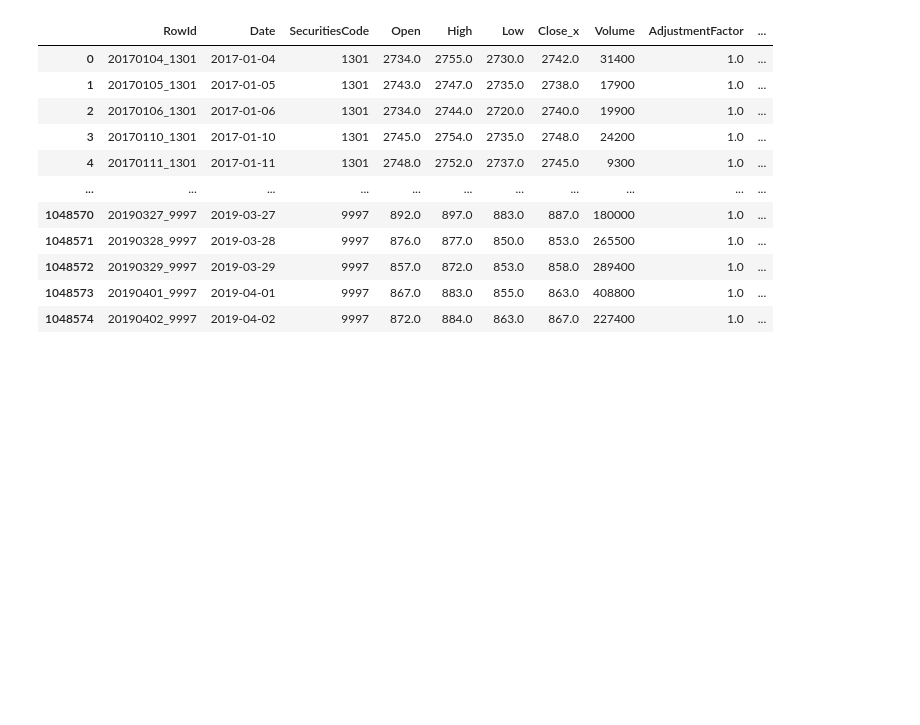
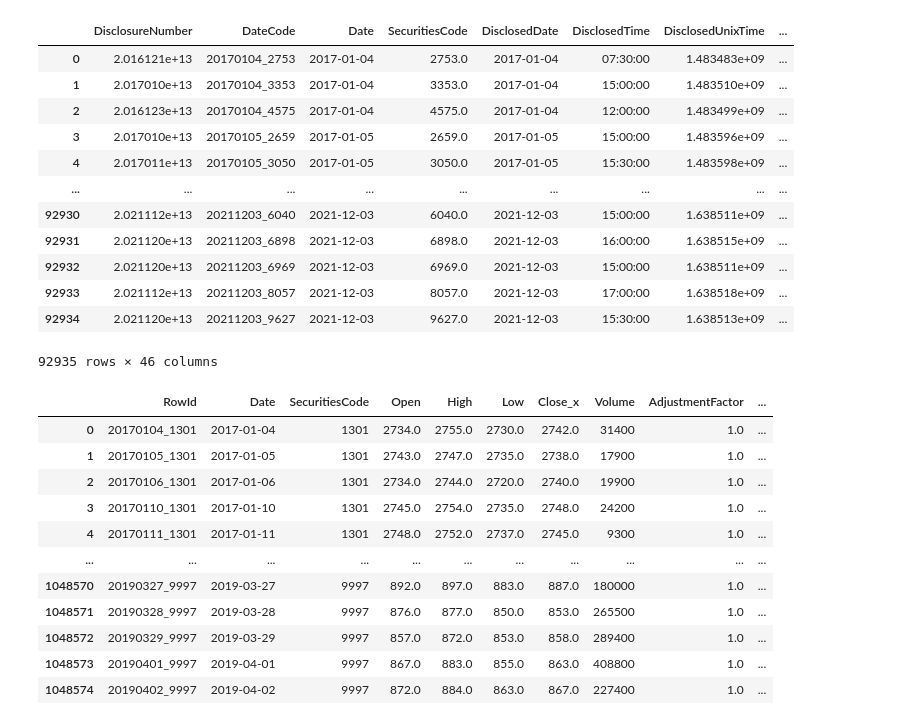
Before and after one commit to edenni/jpx, a Jupyter notebook: notebook/fe.ipynb, the cells around one changed output. Cells and saved outputs as stored; diff of their text form; code cells hidden in the pictures; blank space fills up the shorter version.

```diff
--- a/notebook/fe.ipynb
+++ b/notebook/fe.ipynb
@@ -10,3 +29,44 @@ df_stocklist = pd.read_csv('../input/jpx-tokyo-stock-exchange-prediction/stock_l
+# %%
+from tqdm import tqdm
+
+def align_quarter(df, table):
+    res = []
+    for code, date in zip(df.SecuritiesCode.values, df.Date.values):
+        ts = table.get(code, None)
+        if not ts:
+            res.append(date)
+            continue
+        for t in ts:
+            if (date < t and
+                date > t - pd.tseries.offsets.DateOffset(90)):
+                res.append(t)
+                break
+    return res
+
+df_price.Date = pd.to_datetime(df_price.Date)
+df_financial.CurrentPeriodEndDate = pd.to_datetime(df_financial.CurrentPeriodEndDate)
+
+table = df_financial.groupby('SecuritiesCode')['CurrentPeriodEndDate'].apply(list).to_dict()
+end_date = align_quarter(df_price, table)
+# %%
+df_fn = df_financial.copy()
+
+df_fn = df_fn[~df_fn.TypeOfCurrentPeriod.isin(['4Q', '5Q', np.nan])].reset_index(drop=True)
+df_fn['quarter'] = df_fn.TypeOfCurrentPeriod.map({"1Q": 1, "2Q": 2, "3Q": 3, "FY":4})
+# %% [output]
+|  | DisclosureNumber | DateCode | Date | SecuritiesCode | DisclosedDate | DisclosedTime | DisclosedUnixTime | ... |
+| 0 | 2.016121e+13 | 20170104_2753 | 2017-01-04 | 2753.0 | 2017-01-04 | 07:30:00 | 1.483483e+09 | ... |
+| 1 | 2.017010e+13 | 20170104_3353 | 2017-01-04 | 3353.0 | 2017-01-04 | 15:00:00 | 1.483510e+09 | ... |
+| 2 | 2.016123e+13 | 20170104_4575 | 2017-01-04 | 4575.0 | 2017-01-04 | 12:00:00 | 1.483499e+09 | ... |
+| 3 | 2.017010e+13 | 20170105_2659 | 2017-01-05 | 2659.0 | 2017-01-05 | 15:00:00 | 1.483596e+09 | ... |
+| 4 | 2.017011e+13 | 20170105_3050 | 2017-01-05 | 3050.0 | 2017-01-05 | 15:30:00 | 1.483598e+09 | ... |
+| ... | ... | ... | ... | ... | ... | ... | ... | ... |
+| 92930 | 2.021112e+13 | 20211203_6040 | 2021-12-03 | 6040.0 | 2021-12-03 | 15:00:00 | 1.638511e+09 | ... |
+| 92931 | 2.021120e+13 | 20211203_6898 | 2021-12-03 | 6898.0 | 2021-12-03 | 16:00:00 | 1.638515e+09 | ... |
+| 92932 | 2.021120e+13 | 20211203_6969 | 2021-12-03 | 6969.0 | 2021-12-03 | 15:00:00 | 1.638511e+09 | ... |
+| 92933 | 2.021112e+13 | 20211203_8057 | 2021-12-03 | 8057.0 | 2021-12-03 | 17:00:00 | 1.638518e+09 | ... |
+| 92934 | 2.021120e+13 | 20211203_9627 | 2021-12-03 | 9627.0 | 2021-12-03 | 15:30:00 | 1.638513e+09 | ... |
+92935 rows × 46 columns
 # %%
 def adjust_price(price):
     """
```
Also changed, not shown: parts of 2 cells of this notebook, 7 other files.
